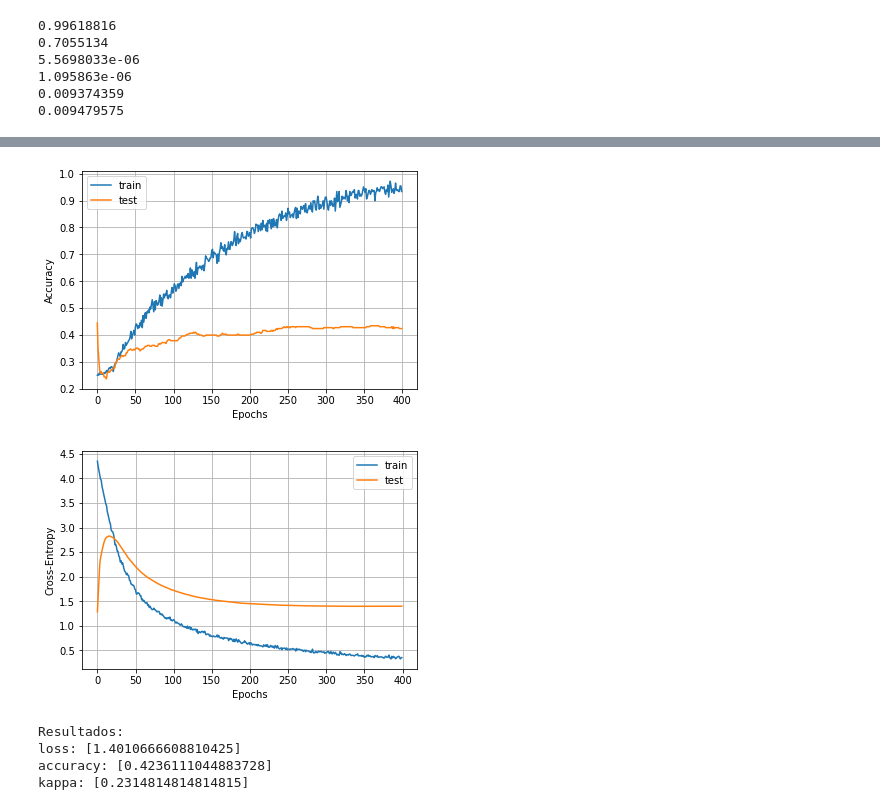
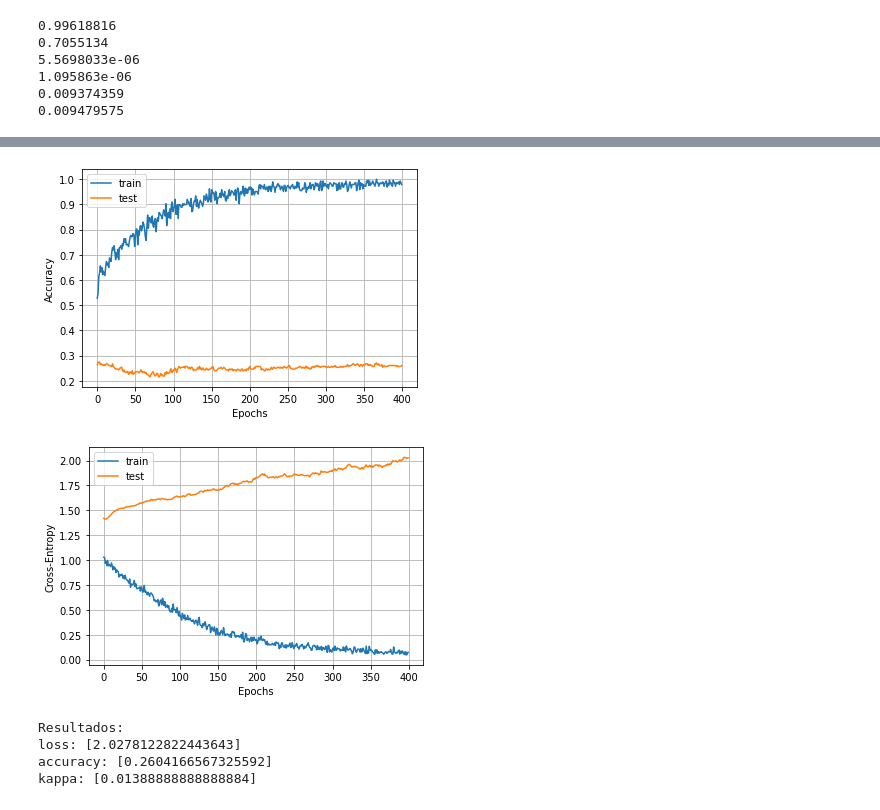
Before and after one commit to EdgarMoyete/Deep-Learning-BCI-IV-2a, a Jupyter notebook: Espectros-STFT/Fine-Tuning.ipynb, the cells around one changed output, grey strips where cells are left out. Cells and saved outputs as stored; diff of their text form; code cells hidden in the pictures.

```diff
--- a/Espectros-STFT/Fine-Tuning.ipynb
+++ b/Espectros-STFT/Fine-Tuning.ipynb
@@ -148,7 +164,7 @@ base_model = InceptionV3(weights='imagenet',
 # operación global de agrupación máxima para datos espaciales.
 x = base_model.output
 x = GlobalAveragePooling2D()(x)
-x = Dense(128, activation='relu')(x)
+x = Dense(32, activation='relu')(x)
 predictions = Dense(n_classes, activation='softmax')(x)
 
 model = Model(inputs=base_model.input, outputs=predictions)
@@ -160,7 +176,7 @@ for layer in base_model.layers:
 # %%
 # debe hacerse después de configurar las capas como no entrenables
 model.compile(optimizer = 'rmsprop',
-              loss = 'sparse_categorical_crossentropy',
+              loss = 'categorical_crossentropy',
               metrics = ['accuracy'])
 # %%
 array_loss = []
@@ -169,12 +185,17 @@ array_kappa = []
 for i in range(1):
   print("Iteration:", i+1)
 
-  history = model.fit(x_train, y_train, epochs=40, batch_size=18,
-                      validation_data=(x_test, y_test), verbose=2)
+  history = model.fit_generator(datagen_train.flow(x_train, y_train_categorical, batch_size=18),
+                                steps_per_epoch=np.ceil(n_samples_train/18),
+                                epochs=40,
+                                validation_data=(x_test, y_test_categorical),
+                                verbose=2)
 
-  test_loss, test_acc = model.evaluate(x_test, y_test, verbose=2)
+  test_loss, test_acc = model.evaluate(x_test, y_test_categorical, verbose=0)
   array_loss.append(test_loss)
+  print("loss: ", test_loss)
   array_acc.append(test_acc)
+  print("accuracy: ", test_acc)
 
   probabilidades = model.predict(x_test)
   y_pred = np.argmax(probabilidades, 1) #1=fila
@@ -264,8 +285,8 @@ for layer in model.layers[249:]:
    layer.trainable = True
 # %%
 # recompilar el modelo
-model.compile(optimizer = SGD(lr=1e-6, momentum=0.9), #lr=0.0001, momentum=0.9
-              loss = 'sparse_categorical_crossentropy',
+model.compile(optimizer = SGD(lr=1e-4, momentum=0.9), #lr=0.0001, momentum=0.9
+              loss = 'categorical_crossentropy',
               metrics = ['accuracy'])
 # %%
 # entrenamos nuestro modelo nuevamente
@@ -277,12 +298,17 @@ array_kappa = []
 for i in range(1):
   print("Iteration:", i+1)
 
-  history = model.fit(x_train, y_train, epochs=400, batch_size=18,
-                      validation_data=(x_test, y_test), verbose=2)
+  history = model.fit_generator(datagen_train.flow(x_train, y_train_categorical, batch_size=18),
+                                steps_per_epoch=np.ceil(n_samples_train/18),
+                                epochs=400,
+                                validation_data=(x_test, y_test_categorical),
+                                verbose=2)
 
-  test_loss, test_acc = model.evaluate(x_test, y_test, verbose=2)
+  test_loss, test_acc = model.evaluate(x_test, y_test_categorical, verbose=0)
   array_loss.append(test_loss)
+  print("loss: ", test_loss)
   array_acc.append(test_acc)
+  print("accuracy: ", test_acc)
 
   probabilidades = model.predict(x_test)
   y_pred = np.argmax(probabilidades, 1) #1=fila
@@ -335,9 +361,9 @@ Epoch 6/400
-[figure, old version]
+[figure, new version]
-[figure, old version]
+[figure, new version]
 Resultados:
-loss: [1.4010666608810425]
-accuracy: [0.4236111044883728]
-kappa: [0.2314814814814815]
+loss: [2.0278122822443643]
+accuracy: [0.2604166567325592]
+kappa: [0.01388888888888884]
 # %%
 model.summary()
 # %% [output]
```
Also changed, not shown: parts of 12 cells of this notebook, 8 other files.
